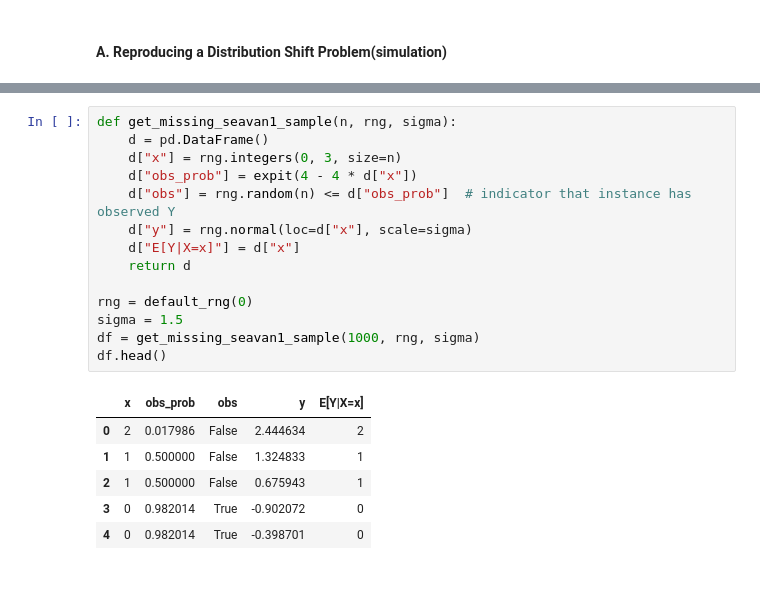
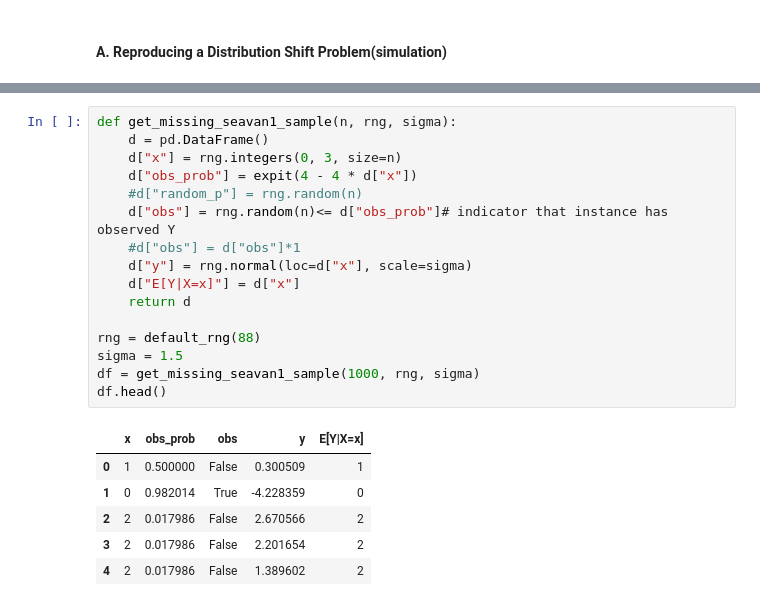
Before and after one commit to jayrcausal/Essential3CRL, a Jupyter notebook: Domain_Adap.ipynb, the cells around one changed output, grey strips where cells are left out. Saved outputs shown, nothing was run; the diff lists cells and outputs as text.

```diff
--- a/Domain_Adap.ipynb
+++ b/Domain_Adap.ipynb
@@ -74,22 +103,24 @@ $\mathbb{E}_{\mathcal{x}:\mathcal{P(X)}}[\sum r_{i}p(r_i|X)]$
 # %%
 def get_missing_seavan1_sample(n, rng, sigma):
     d = pd.DataFrame()
     d["x"] = rng.integers(0, 3, size=n)
     d["obs_prob"] = expit(4 - 4 * d["x"])
-    d["obs"] = rng.random(n) <= d["obs_prob"]  # indicator that instance has observed Y
+    #d["random_p"] = rng.random(n)
+    d["obs"] = rng.random(n)<= d["obs_prob"]# indicator that instance has observed Y
+    #d["obs"] = d["obs"]*1
     d["y"] = rng.normal(loc=d["x"], scale=sigma)
     d["E[Y|X=x]"] = d["x"]
     return d
 
-rng = default_rng(0)
+rng = default_rng(88)
 sigma = 1.5
 df = get_missing_seavan1_sample(1000, rng, sigma)
 df.head()
 # %% [output]
 |  | x | obs_prob | obs | y | E[Y|X=x] |
-| 0 | 2 | 0.017986 | False | 2.444634 | 2 |
-| 1 | 1 | 0.500000 | False | 1.324833 | 1 |
-| 2 | 1 | 0.500000 | False | 0.675943 | 1 |
-| 3 | 0 | 0.982014 | True | -0.902072 | 0 |
-| 4 | 0 | 0.982014 | True | -0.398701 | 0 |
+| 0 | 1 | 0.500000 | False | 0.300509 | 1 |
+| 1 | 0 | 0.982014 | True | -4.228359 | 0 |
+| 2 | 2 | 0.017986 | False | 2.670566 | 2 |
+| 3 | 2 | 0.017986 | False | 2.201654 | 2 |
+| 4 | 2 | 0.017986 | False | 1.389602 | 2 |
 # %%
```
Also changed, not shown: parts of 9 cells of this notebook.
